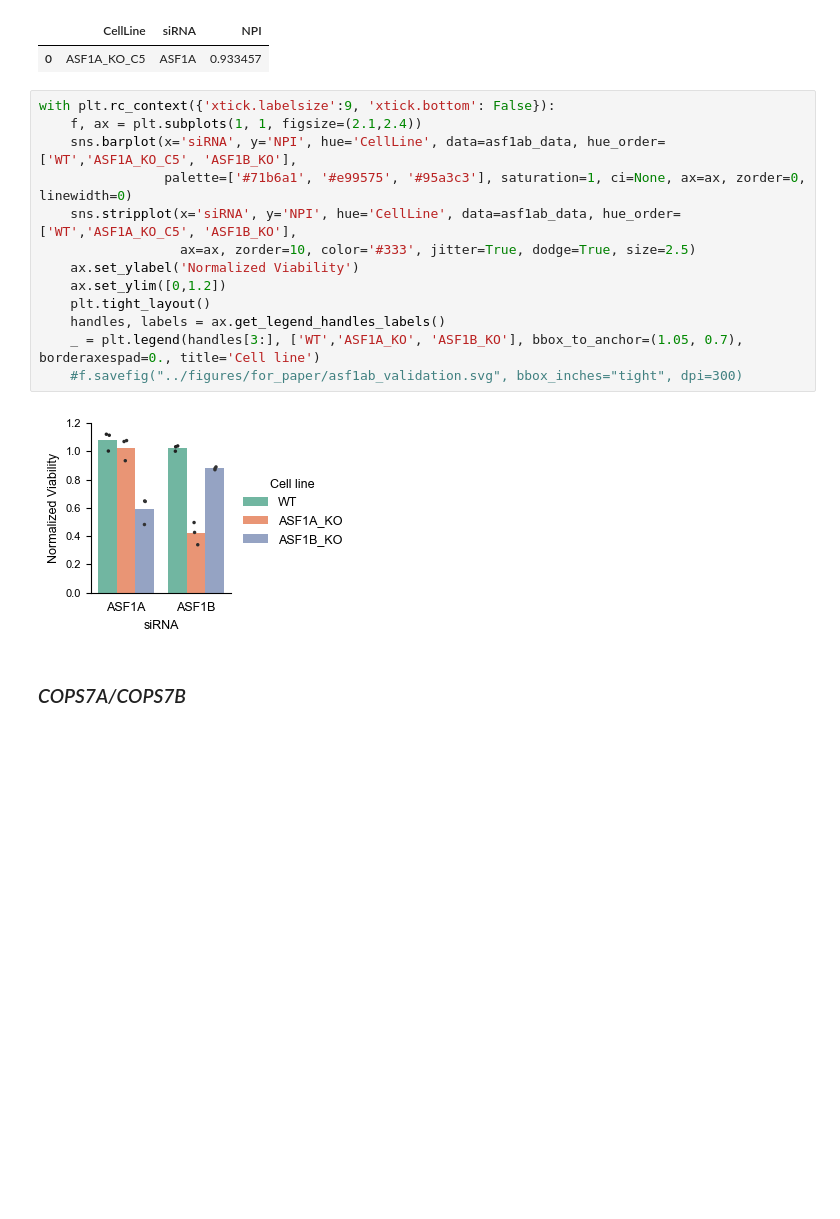
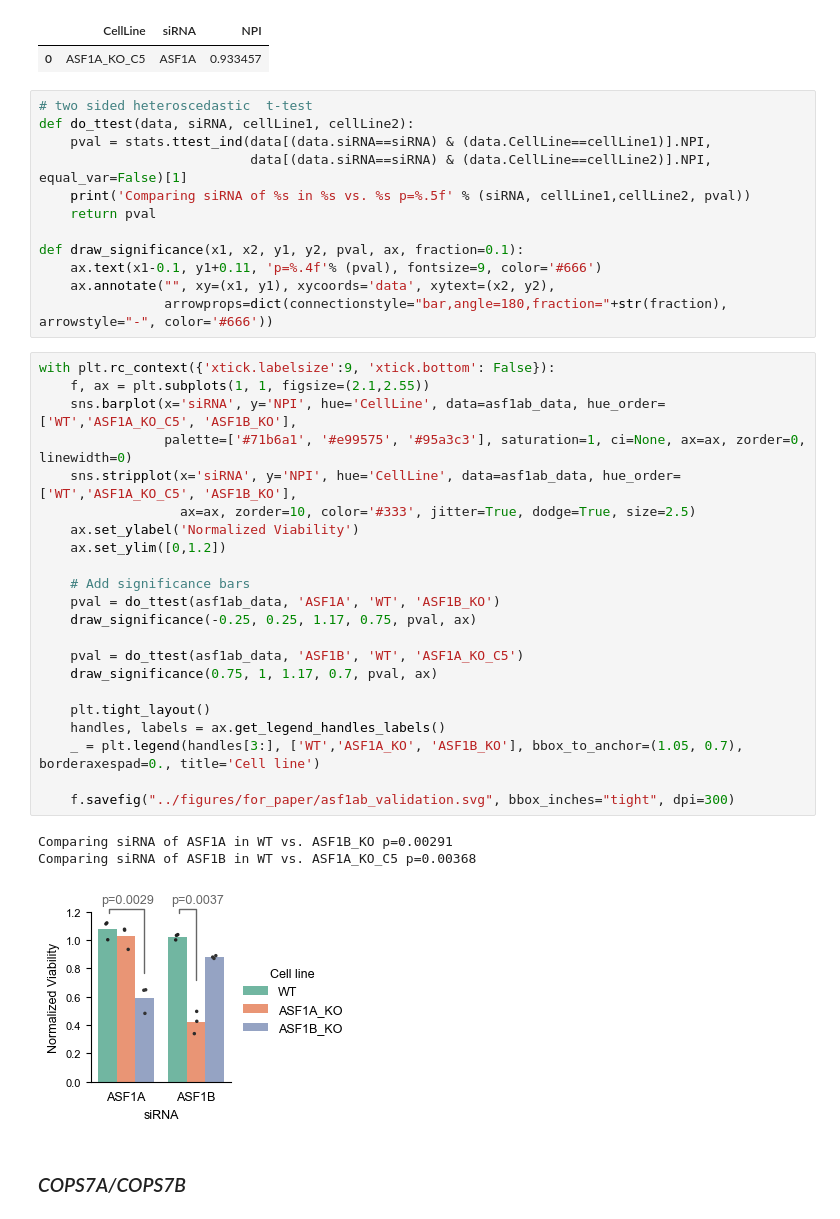
Before and after one commit to DeKegel/paralog_SL_prediction, a Jupyter notebook: 2_data_analysis/07_experimental_validation.ipynb, the cells around one changed output. Saved outputs shown, nothing was run; the diff lists cells and outputs as text; blank space fills up the shorter version.

Commit message:
Make gene names italic in fig 1B, add significance bars to validation plots

```diff
--- a/2_data_analysis/07_experimental_validation.ipynb
+++ b/2_data_analysis/07_experimental_validation.ipynb
@@ -32,21 +32,44 @@ asf1ab_data[:1]
 # %% [output]
 |  | CellLine | siRNA | NPI |
 | 0 | ASF1A_KO_C5 | ASF1A | 0.933457 |
+# %%
+# two sided heteroscedastic  t-test
+def do_ttest(data, siRNA, cellLine1, cellLine2):
+    pval = stats.ttest_ind(data[(data.siRNA==siRNA) & (data.CellLine==cellLine1)].NPI,
+                           data[(data.siRNA==siRNA) & (data.CellLine==cellLine2)].NPI, equal_var=False)[1]
+    print('Comparing siRNA of %s in %s vs. %s p=%.5f' % (siRNA, cellLine1,cellLine2, pval))
+    return pval
+
+def draw_significance(x1, x2, y1, y2, pval, ax, fraction=0.1):
+    ax.text(x1-0.1, y1+0.11, 'p=%.4f'% (pval), fontsize=9, color='#666')
+    ax.annotate("", xy=(x1, y1), xycoords='data', xytext=(x2, y2),
+                arrowprops=dict(connectionstyle="bar,angle=180,fraction="+str(fraction), arrowstyle="-", color='#666'))
 # %%
 with plt.rc_context({'xtick.labelsize':9, 'xtick.bottom': False}):
-    f, ax = plt.subplots(1, 1, figsize=(2.1,2.4))
+    f, ax = plt.subplots(1, 1, figsize=(2.1,2.55))
     sns.barplot(x='siRNA', y='NPI', hue='CellLine', data=asf1ab_data, hue_order=['WT','ASF1A_KO_C5', 'ASF1B_KO'],
                 palette=['#71b6a1', '#e99575', '#95a3c3'], saturation=1, ci=None, ax=ax, zorder=0, linewidth=0)
     sns.stripplot(x='siRNA', y='NPI', hue='CellLine', data=asf1ab_data, hue_order=['WT','ASF1A_KO_C5', 'ASF1B_KO'],
                   ax=ax, zorder=10, color='#333', jitter=True, dodge=True, size=2.5)
     ax.set_ylabel('Normalized Viability')
     ax.set_ylim([0,1.2])
+
+    # Add significance bars
+    pval = do_ttest(asf1ab_data, 'ASF1A', 'WT', 'ASF1B_KO')
+    draw_significance(-0.25, 0.25, 1.17, 0.75, pval, ax)
+
+    pval = do_ttest(asf1ab_data, 'ASF1B', 'WT', 'ASF1A_KO_C5')
+    draw_significance(0.75, 1, 1.17, 0.7, pval, ax)
+
     plt.tight_layout()
     handles, labels = ax.get_legend_handles_labels()
     _ = plt.legend(handles[3:], ['WT','ASF1A_KO', 'ASF1B_KO'], bbox_to_anchor=(1.05, 0.7), borderaxespad=0., title='Cell line')
-    #f.savefig("../figures/for_paper/asf1ab_validation.svg", bbox_inches="tight", dpi=300)
+
+    f.savefig("../figures/for_paper/asf1ab_validation.svg", bbox_inches="tight", dpi=300)
 # %% [output]
+Comparing siRNA of ASF1A in WT vs. ASF1B_KO p=0.00291
+Comparing siRNA of ASF1B in WT vs. ASF1A_KO_C5 p=0.00368
-[figure, old version]
+[figure, new version]
 # %% [markdown]
 ### *COPS7A/COPS7B*
 # %%
```
Also changed, not shown: parts of 2 cells of this notebook, 1 other file.
